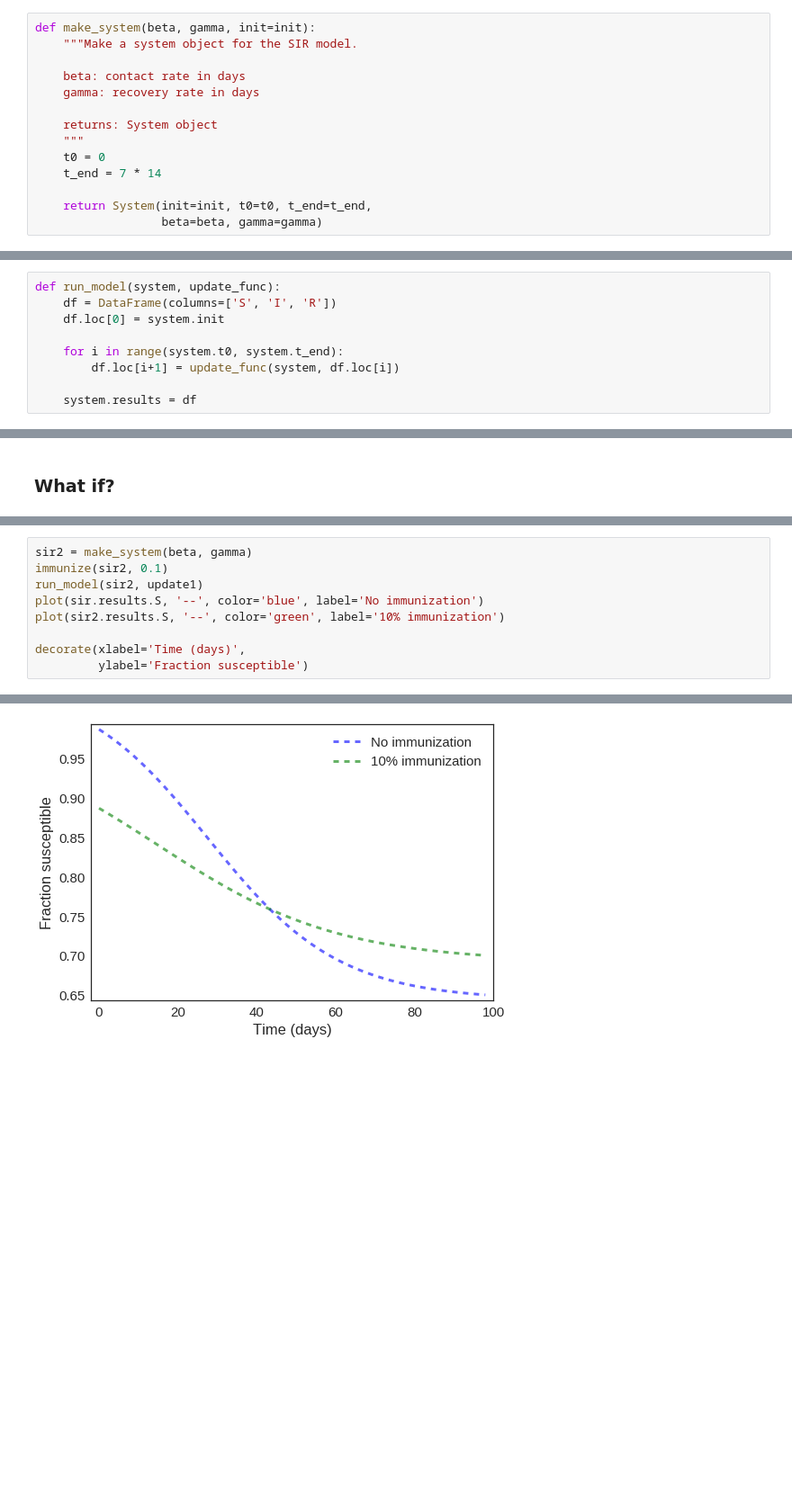
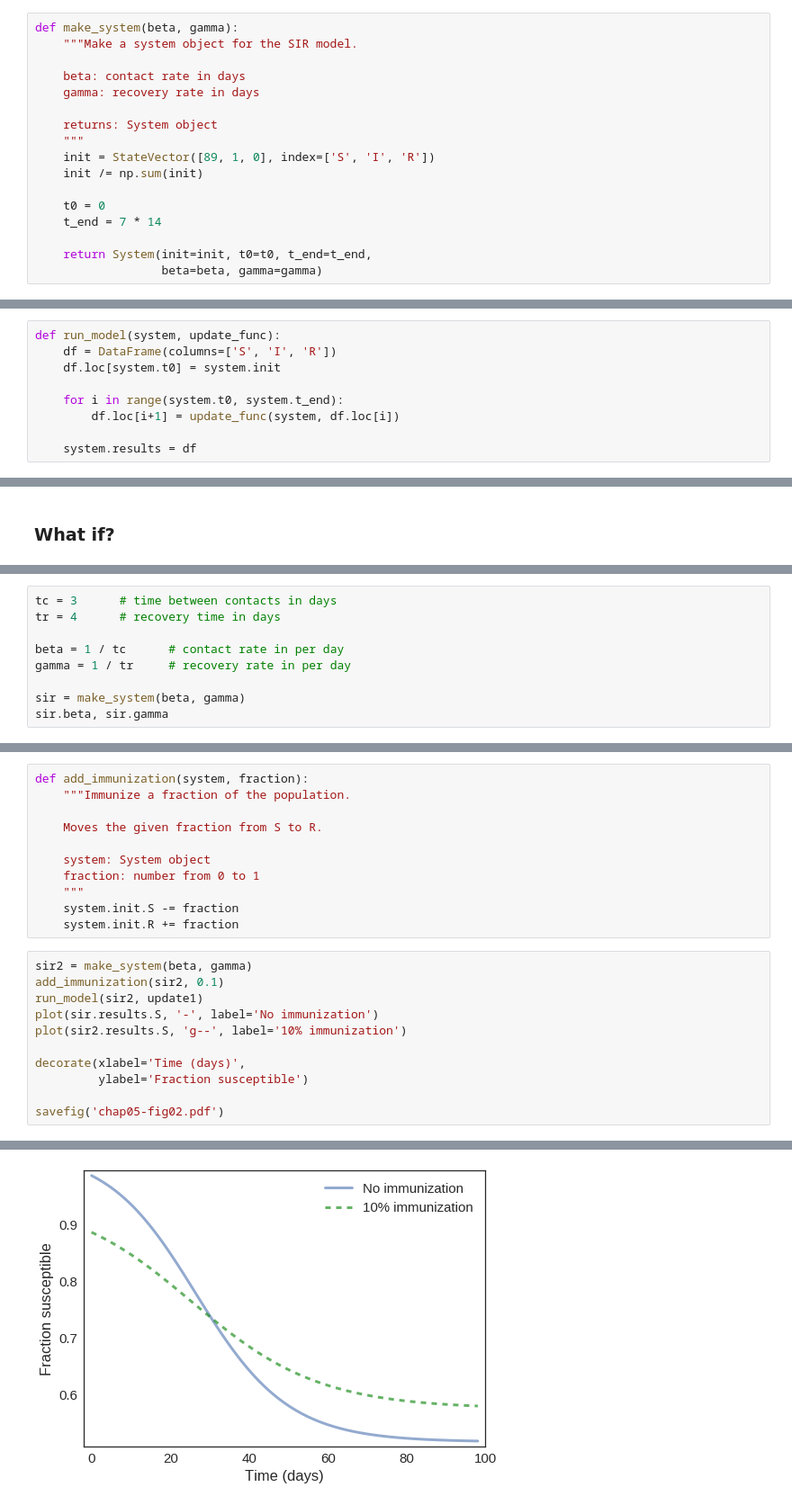
Before and after one commit to AllenDowney/ModSimPy, a Jupyter notebook: code/chap05soln.ipynb, the cells around one changed output, grey strips where cells are left out. Shown at 90% size. Cells and saved outputs as stored; diff of their text form; blank space fills up the shorter version.

```diff
--- a/code/chap05soln.ipynb
+++ b/code/chap05soln.ipynb
@@ -53,7 +53,7 @@ I    0.010989
 R    0.000000
 dtype: float64
 # %%
-def make_system(beta, gamma, init=init):
+def make_system(beta, gamma):
     """Make a system object for the SIR model.
 
     beta: contact rate in days
@@ -61,6 +61,9 @@ def make_system(beta, gamma, init=init):
 
     returns: System object
     """
+    init = StateVector([89, 1, 0], index=['S', 'I', 'R'])
+    init /= np.sum(init)
+
     t0 = 0
     t_end = 7 * 14
 
@@ -153,7 +156,7 @@ Saving figure to file chap05-fig01.pdf
 # %%
 def run_model(system, update_func):
     df = DataFrame(columns=['S', 'I', 'R'])
-    df.loc[0] = system.init
+    df.loc[system.t0] = system.init
 
     for i in range(system.t0, system.t_end):
         df.loc[i+1] = update_func(system, df.loc[i])
@@ -227,0 +274,9 @@ sir.beta, sir.gamma
+# %%
+tc = 3      # time between contacts in days
+tr = 4      # recovery time in days
+
+beta = 1 / tc      # contact rate in per day
+gamma = 1 / tr     # recovery rate in per day
+
+sir = make_system(beta, gamma)
+sir.beta, sir.gamma
@@ -246,10 +297,23 @@ def immunize(system, fraction):
+# %%
+def add_immunization(system, fraction):
+    """Immunize a fraction of the population.
+
+    Moves the given fraction from S to R.
+
+    system: System object
+    fraction: number from 0 to 1
+    """
+    system.init.S -= fraction
+    system.init.R += fraction
 # %%
 sir2 = make_system(beta, gamma)
-immunize(sir2, 0.1)
+add_immunization(sir2, 0.1)
 run_model(sir2, update1)
-plot(sir.results.S, '--', color='blue', label='No immunization')
-plot(sir2.results.S, '--', color='green', label='10% immunization')
+plot(sir.results.S, '-', label='No immunization')
+plot(sir2.results.S, 'g--', label='10% immunization')
 
 decorate(xlabel='Time (days)',
          ylabel='Fraction susceptible')
+
+savefig('chap05-fig02.pdf')
 # %% [output]
@@ -256,4 +321,4 @@ decorate(xlabel='Time (days)',
-[figure, old version]
+[figure, new version]
 # %%
 calc_total_infected(sir2)
 # %% [output]
```
Also changed, not shown: parts of 47 cells of this notebook, 6 other files.
